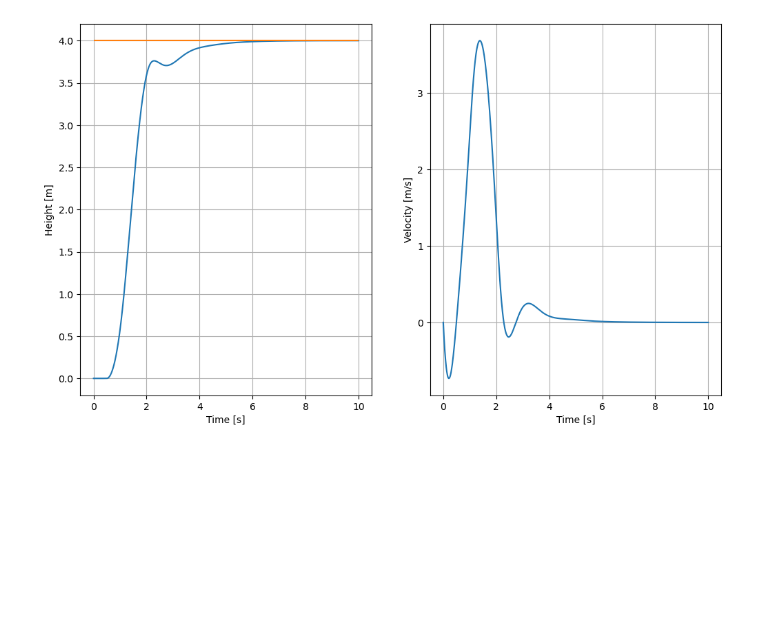
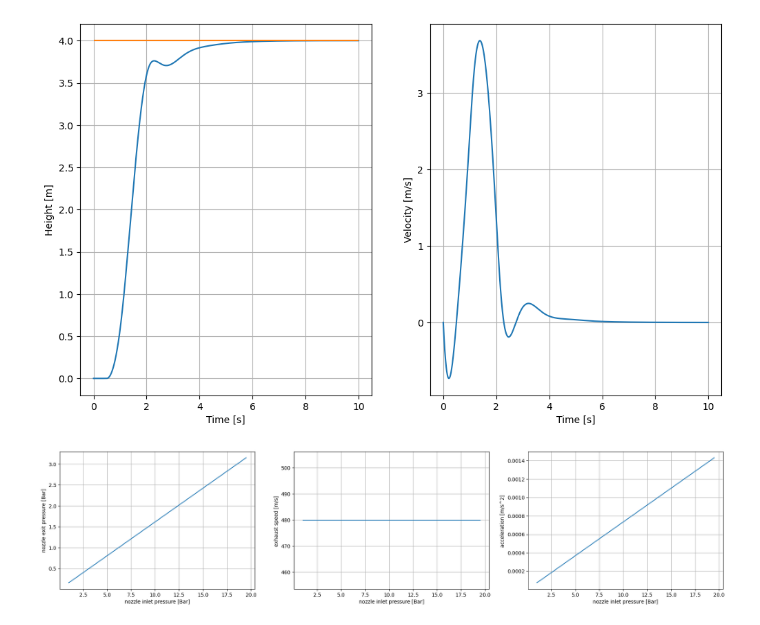
Before and after one commit to Pljwachs/Control-and-Simulation-of-Rocket-Hopper, a Jupyter notebook: src/fluid_simulation.ipynb, the cells around one changed output. Drawn from its saved outputs; the diff is of its cells as text; code cells hidden in the pictures; blank space fills up the shorter version.

```diff
--- a/src/fluid_simulation.ipynb
+++ b/src/fluid_simulation.ipynb
@@ -581,3 +582,46 @@ plt.grid()
 fig_m.savefig("../figure/pid_motion.png")
 # %% [output]
 [figure]
+# %%
+############################################################
+'''
+Side Note: discuss the nozzle mass flow rate (chocked) (dot_m) / exhaust velocity (ve) respect to nozzle inlet pressure
+'''
+# Now we introduce the rocket dynamic here
+############################################################
+
+p4n=np.arange(1,20,0.25)                                                            # assume 1-11 bar
+md4n=A_throat*p4n/(np.sqrt(T_4*R/(M*gamma)))*np.power((gamma+1)/2,-(gamma+1)/(2*(gamma-1)))
+
+# Nozzle exit
+pe=p4n/np.power(1+((gamma-1)/2*Me**2), gamma/(gamma-1))                         #exit pressure (use the assumption of p_4/p_ambient>1.8)
+ve=np.sqrt((2*gamma*R*T_4)/(gamma-1)/M*(1-np.power(pe/p4n,(gamma-1)/gamma)))    #exit velocity
+
+acceleration=md4n*ve  # assume mass=1kg  -> linear relation 1
+
+## Visualization
+
+# We can observe the pressure inlet/outlet shows a linear trend
+plt.figure(figsize=(24,5))
+plt.subplot(131)
+plt.plot(p4n[:-1], pe[:-1], label='p')
+plt.xlabel('nozzle inlet pressure [Bar]')
+plt.ylabel('nozzle exit pressure [Bar]')
+plt.grid()
+
+# no matter the nozzle inlet pressure changes, it shows a constant
+plt.subplot(132)
+plt.plot(p4n[:-1], ve[:-1])
+plt.xlabel('nozzle inlet pressure [Bar]')
+plt.ylabel('exhaust speed [m/s] ')
+plt.grid()
+
+# as the acc=md4n*ve, the acceleration is a linear function respect to inlet pressure
+plt.subplot(133)
+plt.plot(p4n[:-1], acceleration[:-1])
+plt.xlabel('nozzle inlet pressure [Bar]')
+plt.ylabel('acceleration [m/s^2] ')
+plt.grid()
+plt.show()
+# %% [output]
+[figure, added]
```
Also changed, not shown: parts of 9 cells of this notebook, 2 other files.
